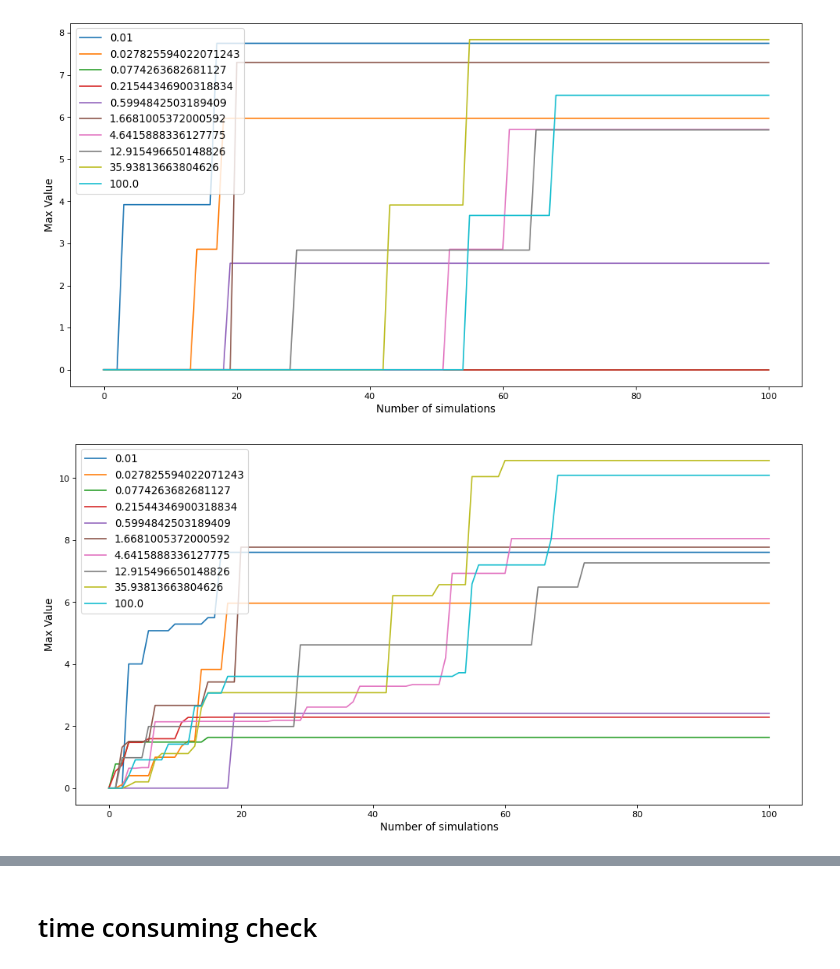
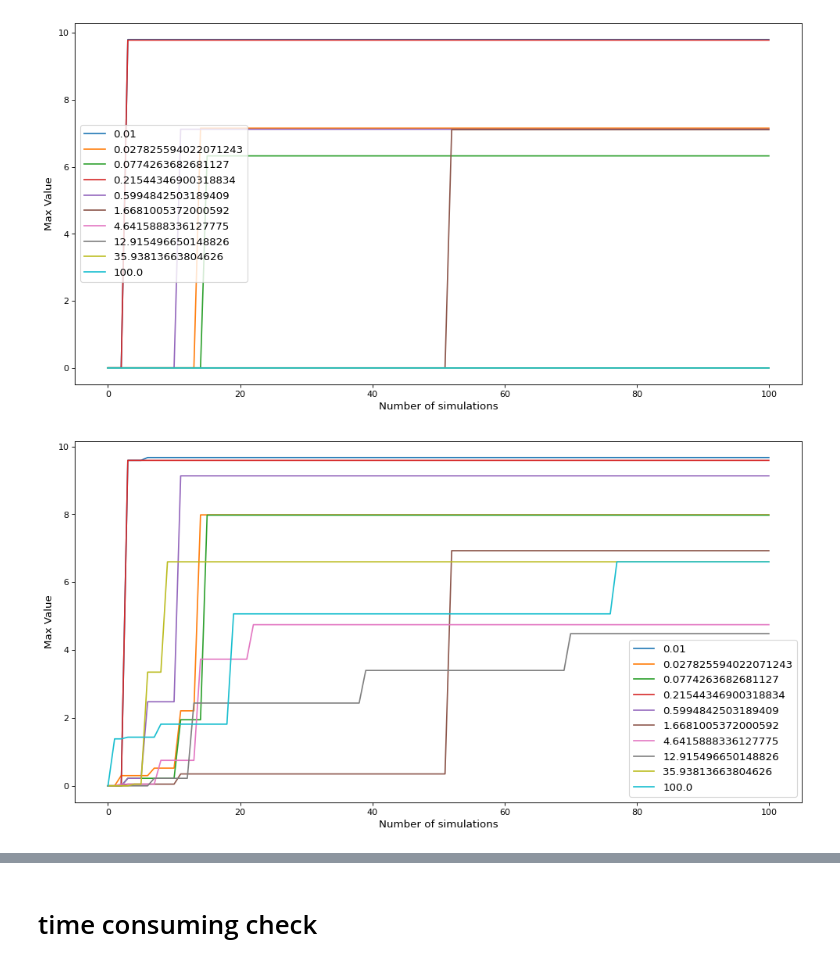
Before and after one commit to juju0111/pytamp, a Jupyter notebook: results/benchmark1/benchmark1_rearr_result_level_2.ipynb, the cells around one changed output, grey strips where cells are left out. Saved outputs shown, nothing was run; the diff lists cells and outputs as text; code cells hidden in the pictures.

```diff
--- a/results/benchmark1/benchmark1_rearr_result_level_2.ipynb
+++ b/results/benchmark1/benchmark1_rearr_result_level_2.ipynb
@@ -84,17 +84,17 @@ def get_mean_std_values(result_all_values, level=1):
     std_values = np.std(result_all_values[key_name], axis=0)
     return mean_values, std_values
 # %%
-bai_perturb_result_all_values = get_final_all_values("bai_perturb", 100, 5 ,6, 0)
+bai_perturb_result_all_values = get_final_all_values("bai_perturb", 100, 2 ,6, 0)
 perturb_mean_level_1_values, perturb_std_level_1_values = get_mean_std_values(bai_perturb_result_all_values, level=1)
 perturb_mean_level_2_values, perturb_std_level_2_values = get_mean_std_values(bai_perturb_result_all_values, level=2)
 # plot_values(perturb_mean_level_1_values, labels=bai_perturb_result_all_values['c'])
 plot_values(perturb_mean_level_2_values, labels=bai_perturb_result_all_values['c'])
 # %% [output]
-[figure, old version]
+[figure, new version]
 # %%
 plot_values(perturb_mean_level_1_values, labels=bai_perturb_result_all_values['c'])
 # %% [output]
-[figure, old version]
+[figure, new version]
 # %%
 max_perturb_idx = np.argmax(perturb_mean_level_1_values[:, -1])
 perturb_level_1_mean_list = perturb_mean_level_1_values[max_perturb_idx]
```
Also changed, not shown: parts of 5 cells of this notebook, 4 other files.
